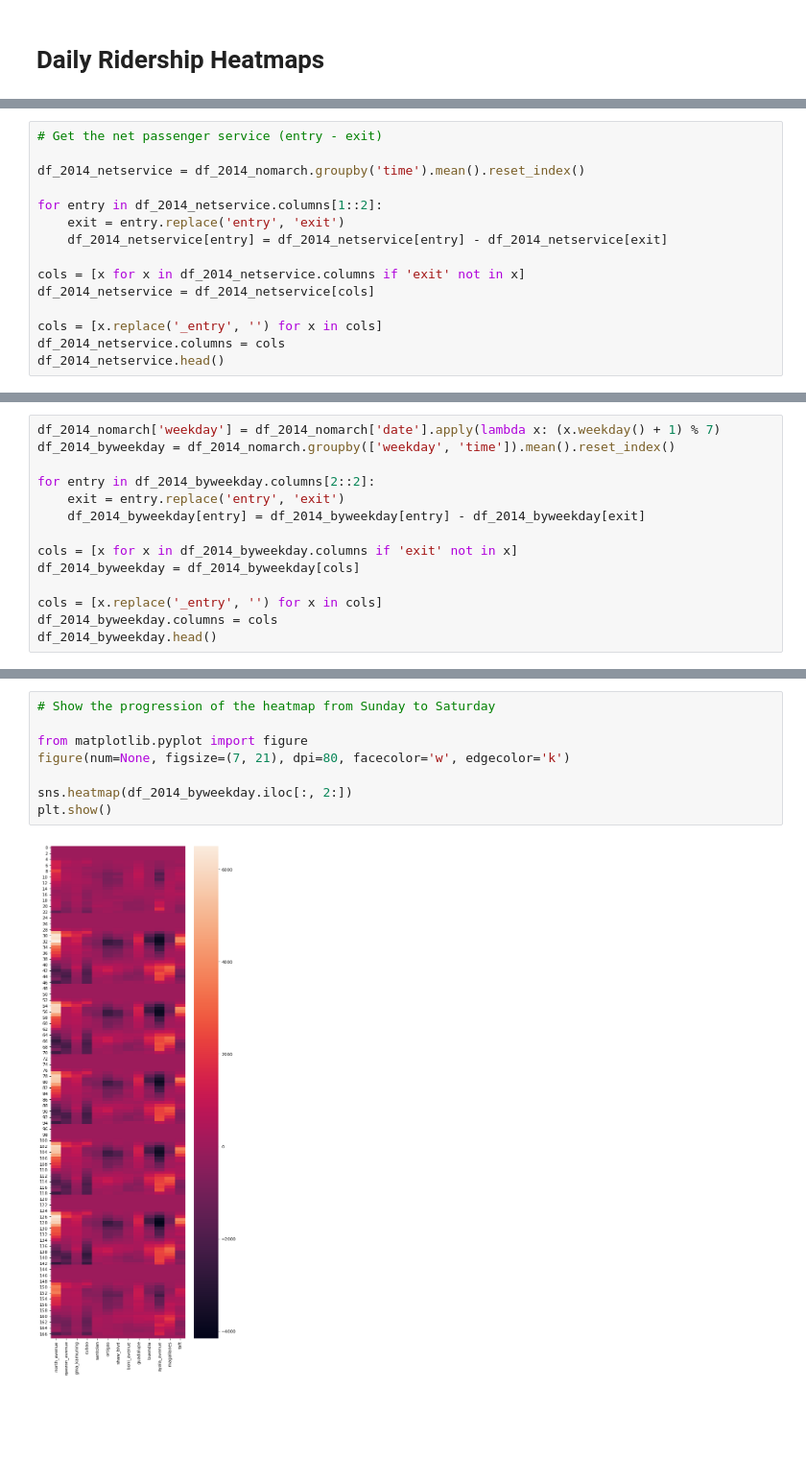
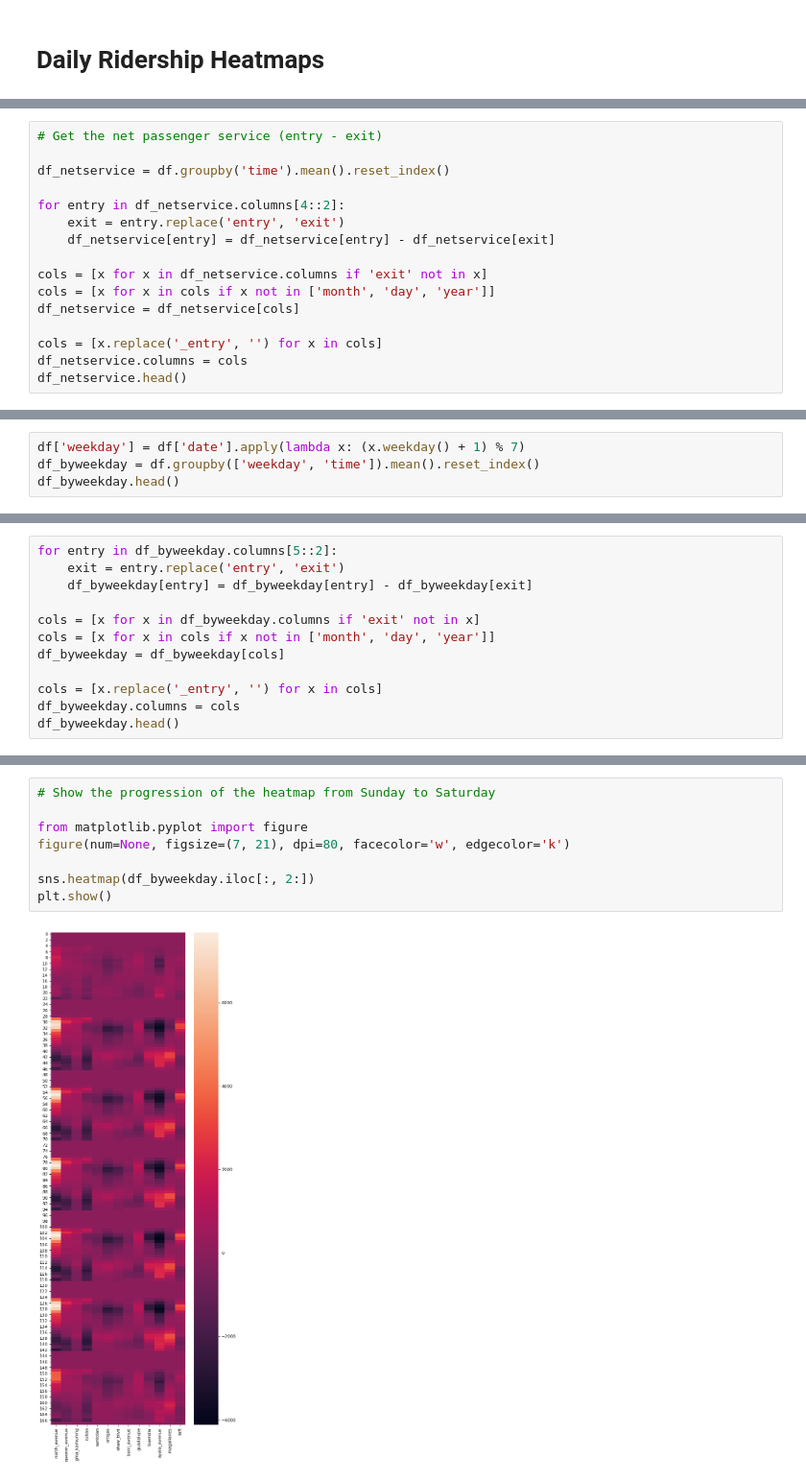
Before and after one commit to DEGABGED/MRT-Daily-Ridership-Visualization-2012-2014-, a Jupyter notebook: MRT Daily Ridership (2012-2014) Analysis.ipynb, the cells around one changed output, grey strips where cells are left out. Shown: that part at 96% size. Cells and saved outputs as stored; diff of their text form; blank space fills up the shorter version.

```diff
--- a/MRT Daily Ridership (2012-2014) Analysis.ipynb
+++ b/MRT Daily Ridership (2012-2014) Analysis.ipynb
@@ -257,17 +258,18 @@ df_2014_netservice.head()
 # %%
 # Get the net passenger service (entry - exit)
 
-df_2014_netservice = df_2014_nomarch.groupby('time').mean().reset_index()
+df_netservice = df.groupby('time').mean().reset_index()
 
-for entry in df_2014_netservice.columns[1::2]:
+for entry in df_netservice.columns[4::2]:
     exit = entry.replace('entry', 'exit')
-    df_2014_netservice[entry] = df_2014_netservice[entry] - df_2014_netservice[exit]
+    df_netservice[entry] = df_netservice[entry] - df_netservice[exit]
 
-cols = [x for x in df_2014_netservice.columns if 'exit' not in x]
-df_2014_netservice = df_2014_netservice[cols]
+cols = [x for x in df_netservice.columns if 'exit' not in x]
+cols = [x for x in cols if x not in ['month', 'day', 'year']]
+df_netservice = df_netservice[cols]
 
 cols = [x.replace('_entry', '') for x in cols]
-df_2014_netservice.columns = cols
-df_2014_netservice.head()
+df_netservice.columns = cols
+df_netservice.head()
 # %% [output]
 |  | time | north_avenue | quezon_avenue | gma_kamuning | cubao | santolan | ortigas | shaw_blvd | ... |
@@ -283,0 +286,4 @@ plt.show()
+# %%
+df['weekday'] = df['date'].apply(lambda x: (x.weekday() + 1) % 7)
+df_byweekday = df.groupby(['weekday', 'time']).mean().reset_index()
+df_byweekday.head()
@@ -284,15 +298,13 @@ plt.show()
 # %%
-df_2014_nomarch['weekday'] = df_2014_nomarch['date'].apply(lambda x: (x.weekday() + 1) % 7)
-df_2014_byweekday = df_2014_nomarch.groupby(['weekday', 'time']).mean().reset_index()
+for entry in df_byweekday.columns[5::2]:
+    exit = entry.replace('entry', 'exit')
+    df_byweekday[entry] = df_byweekday[entry] - df_byweekday[exit]
 
-for entry in df_2014_byweekday.columns[2::2]:
-    exit = entry.replace('entry', 'exit')
-    df_2014_byweekday[entry] = df_2014_byweekday[entry] - df_2014_byweekday[exit]
-
-cols = [x for x in df_2014_byweekday.columns if 'exit' not in x]
-df_2014_byweekday = df_2014_byweekday[cols]
+cols = [x for x in df_byweekday.columns if 'exit' not in x]
+cols = [x for x in cols if x not in ['month', 'day', 'year']]
+df_byweekday = df_byweekday[cols]
 
 cols = [x.replace('_entry', '') for x in cols]
-df_2014_byweekday.columns = cols
-df_2014_byweekday.head()
+df_byweekday.columns = cols
+df_byweekday.head()
 # %% [output]
@@ -310,10 +317,10 @@ See the caveats in the documentation: http://pandas.pydata.org/pandas-docs/stabl
 # %%
 # Show the progression of the heatmap from Sunday to Saturday
 
 from matplotlib.pyplot import figure
 figure(num=None, figsize=(7, 21), dpi=80, facecolor='w', edgecolor='k')
 
-sns.heatmap(df_2014_byweekday.iloc[:, 2:])
+sns.heatmap(df_byweekday.iloc[:, 2:])
 plt.show()
 # %% [output]
-[figure, old version]
+[figure, new version]
```
Also changed, not shown: parts of 24 cells of this notebook.
